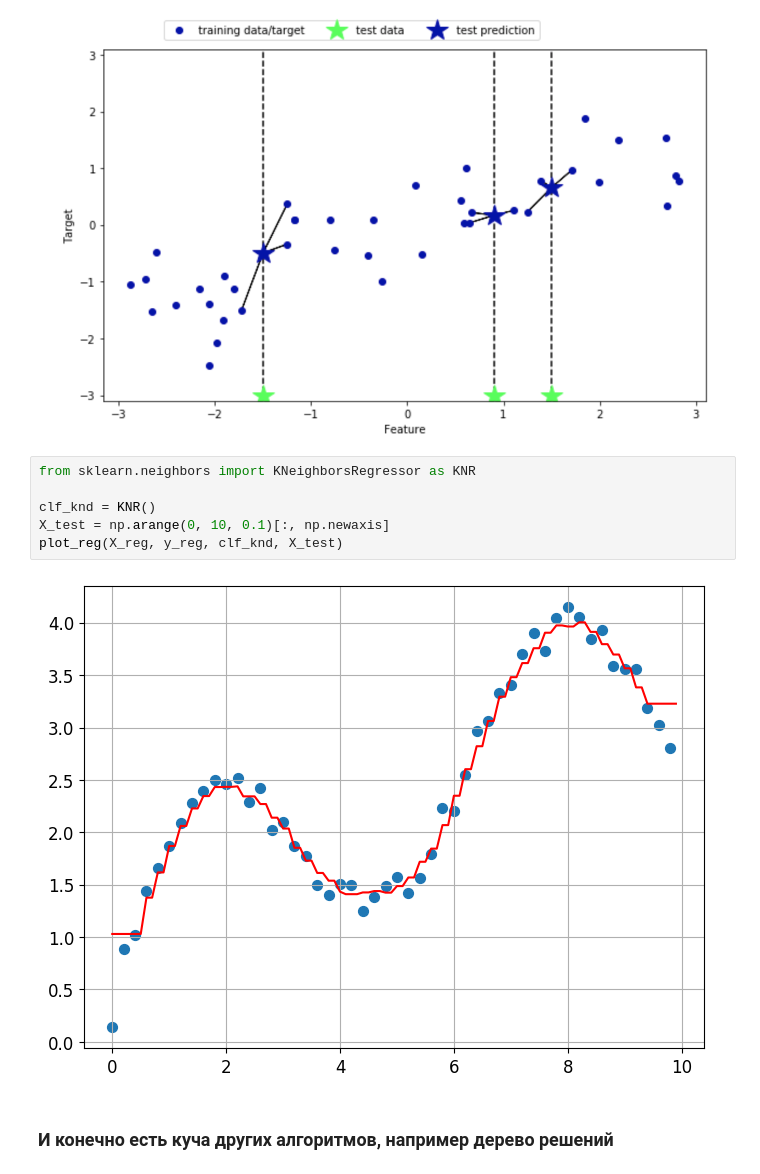
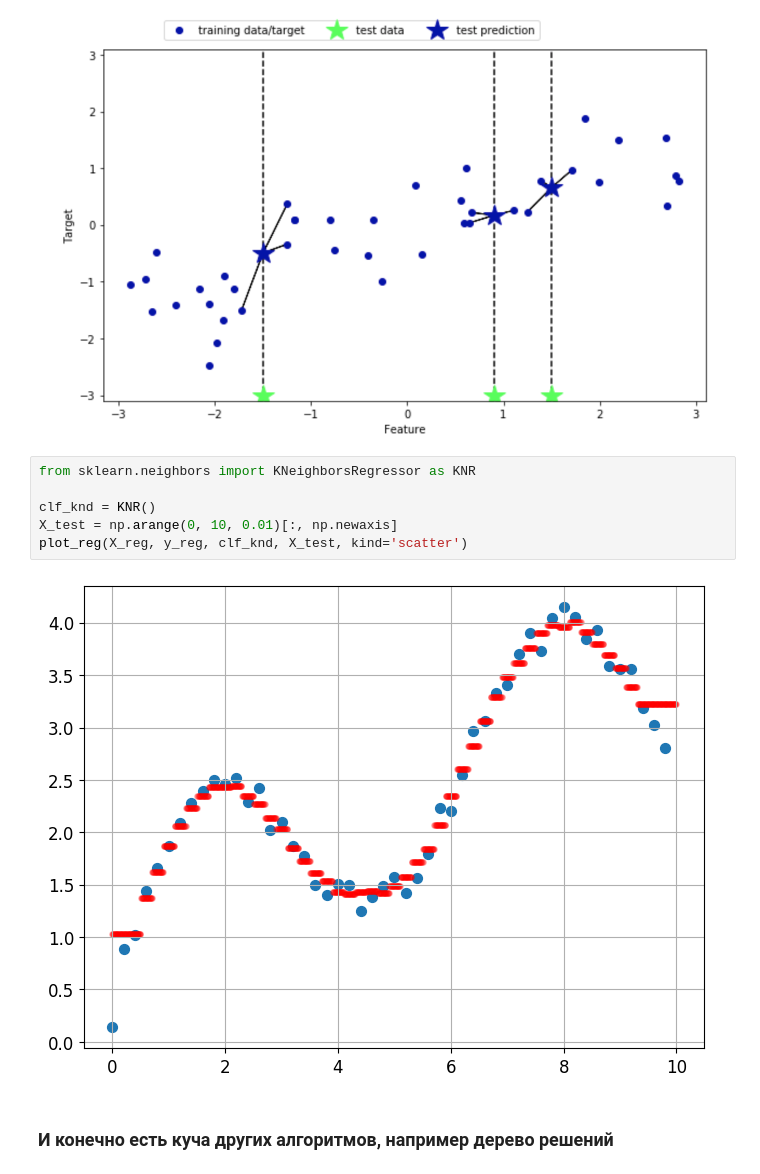
Before and after one commit to samstikhin/ml2023, a Jupyter notebook: 01-IntroML/IntroML.ipynb, the cells around one changed output. Saved outputs shown, nothing was run; the diff lists cells and outputs as text.

```diff
--- a/01-IntroML/IntroML.ipynb
+++ b/01-IntroML/IntroML.ipynb
@@ -302,11 +306,11 @@ Image("images/knnreg.png",width=700)
 # %%
 from sklearn.neighbors import KNeighborsRegressor as KNR
 
 clf_knd = KNR()
-X_test = np.arange(0, 10, 0.1)[:, np.newaxis]
-plot_reg(X_reg, y_reg, clf_knd, X_test)
+X_test = np.arange(0, 10, 0.01)[:, np.newaxis]
+plot_reg(X_reg, y_reg, clf_knd, X_test, kind='scatter')
 # %% [output]
-[figure, old version]
+[figure, new version]
 # %% [markdown]
 ### И конечно есть куча других алгоритмов, например **дерево решений**
 # %%
```
Also changed, not shown: parts of 4 cells of this notebook, 2 other files.
